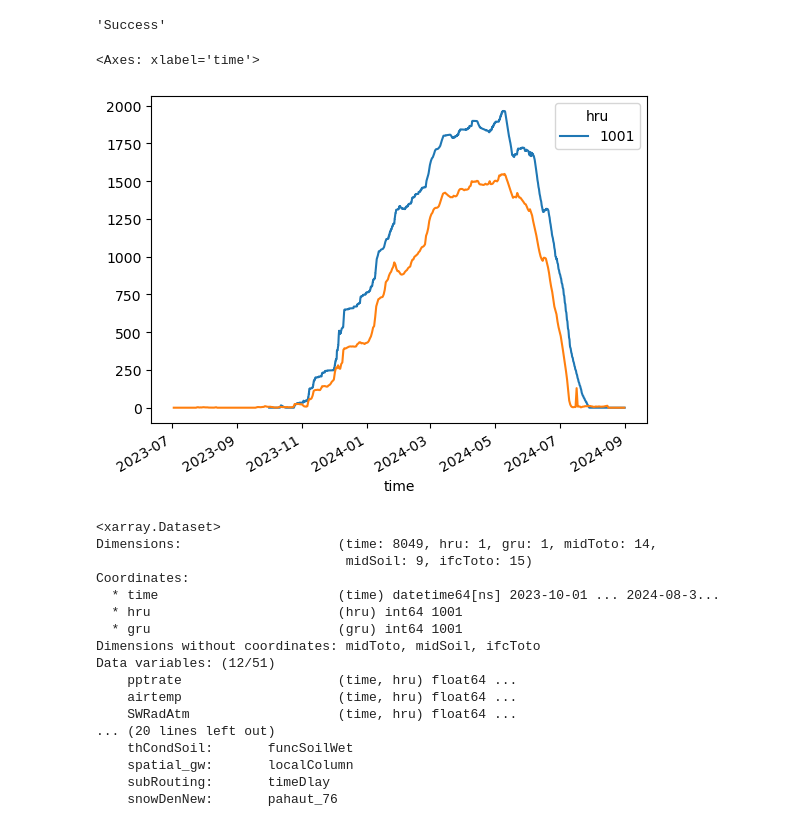
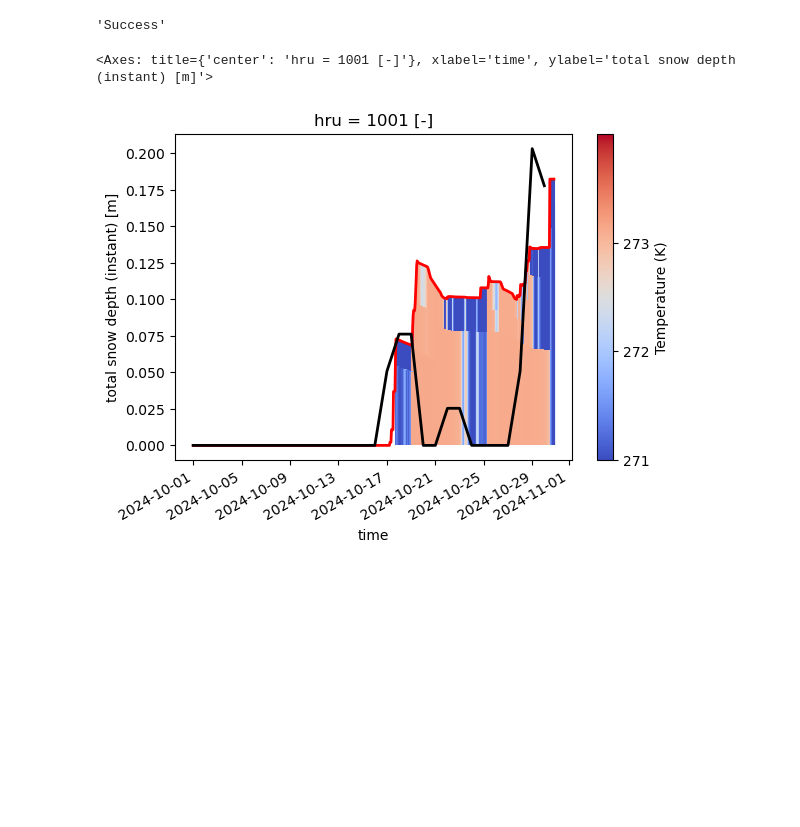
Before and after one commit to dlhogan97/pysumma, a Jupyter notebook: run_summa.ipynb, the cells around one changed output. Drawn from its saved outputs; the diff is of its cells as text; code cells hidden in the pictures; blank space fills up the shorter version.

```diff
--- a/run_summa.ipynb
+++ b/run_summa.ipynb
@@ -63,30 +63,26 @@ s.status
 # %% [output]
 'Success'
 # %%
-df = pd.read_csv('./snotel_csvs/paradise_WY24.csv', index_col=0, parse_dates=True)
+df = pd.read_csv('./snotel_csvs/paradise_WY25.csv', index_col=0, parse_dates=True, date_format='%Y-%m-%d %H:%M:%S')
+df.index = pd.to_datetime(df.index)
+df.index = df.index.tz_localize(None)
-# %%
-s.output.scalarSWE.to_pandas().plot()
-(df['SWE'].resample('1D').mean()*25.4).plot()
-# %% [output]
-<Axes: xlabel='time'>
-[figure, removed]
-# %%
-s.output
-# %% [output]
-<xarray.Dataset>
-Dimensions:                    (time: 8049, hru: 1, gru: 1, midToto: 14,
-                                midSoil: 9, ifcToto: 15)
-Coordinates:
-  * time                       (time) datetime64[ns] 2023-10-01 ... 2024-08-3...
-  * hru                        (hru) int64 1001
-  * gru                        (gru) int64 1001
-Dimensions without coordinates: midToto, midSoil, ifcToto
-Data variables: (12/51)
-    pptrate                    (time, hru) float64 ...
-    airtemp                    (time, hru) float64 ...
-    SWRadAtm                   (time, hru) float64 ...
-... (20 lines left out)
-    thCondSoil:       funcSoilWet
-    spatial_gw:       localColumn
-    subRouting:       timeDlay
-    snowDenNew:       pahaut_76
+# %%
+depth = s.output.isel(hru=0)['iLayerHeight']
+temp = s.output.isel(hru=0)['mLayerTemp']
+density = s.output.isel(hru=0)['mLayerVolFracWat']
+# %%
+snow_depth_obs = df.loc[pd.to_datetime(depth.time.values.min()):]['SNOWDEPTH'].resample('D').max()  * 2.54/100
+# replace below zero values with 0
+snow_depth_obs[snow_depth_obs < 0] = 0
+# replace nan values with nan
+snow_depth_obs[abs(snow_depth_obs.diff()) > 0.5] = np.nan
+# interpolate missing values
+snow_depth_obs = snow_depth_obs.interpolate()
+# %%
+fig, ax = plt.subplots()
+psp.layers(temp, depth, colormap='coolwarm', plot_soil=False, plot_snow=True, cbar_kwargs={'label': 'Temperature (K)', 'ticks':np.arange(271,274,1)}, variable_range=[271, 274], ax=ax)
+s.output['scalarSnowDepth'].plot(color='red', linewidth=2, ax=ax);
+snow_depth_obs.plot(color='black', linewidth=2, ax=ax)
+# %% [output]
+<Axes: title={'center': 'hru = 1001 [-]'}, xlabel='time', ylabel='total snow depth (instant) [m]'>
+[figure, added]
```
Also changed, not shown: parts of 1 cell of this notebook, 1 other file.
